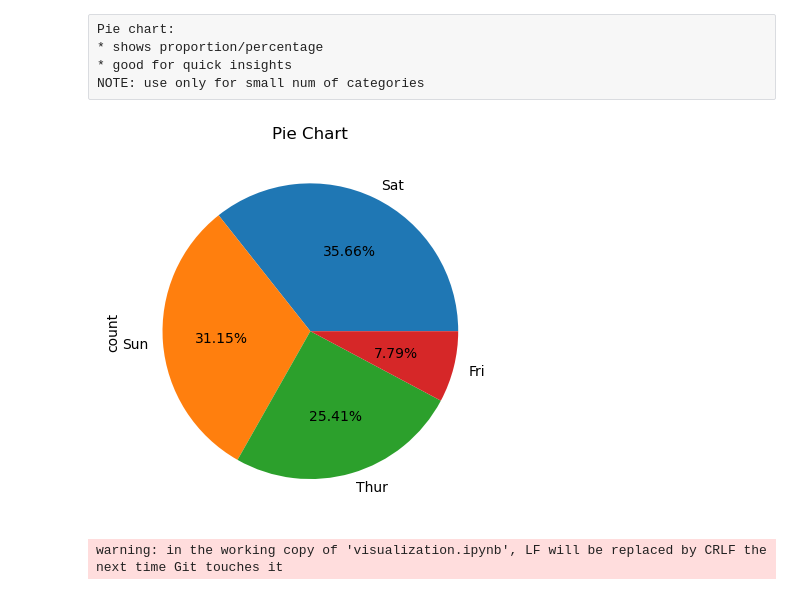
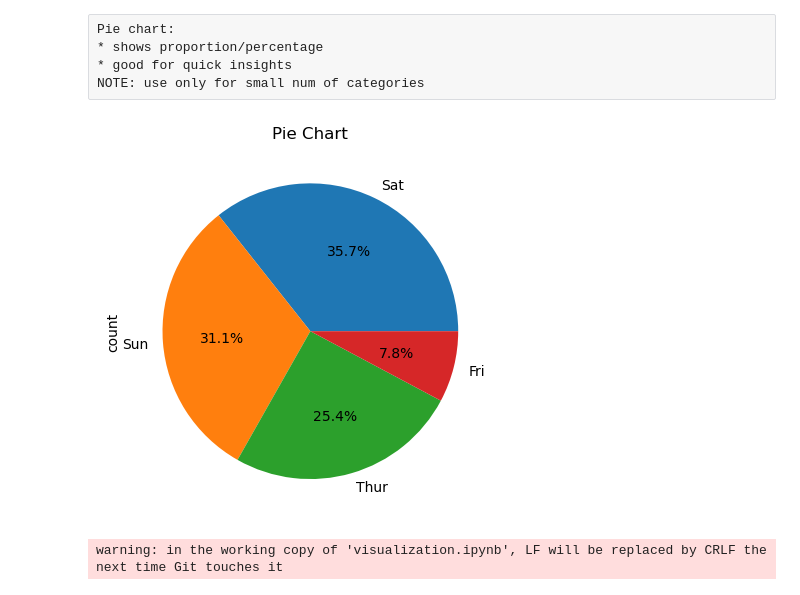
Before and after one commit to CodeWithAkash/python-class-notes, a Jupyter notebook: visualization.ipynb, the cells around one changed output. Saved outputs shown, nothing was run; the diff lists cells and outputs as text; code cells hidden in the pictures.

```diff
--- a/visualization.ipynb
+++ b/visualization.ipynb
@@ -304,11 +304,11 @@ Pie chart:
 NOTE: use only for small num of categories
 # %%
 plt.figure()
-df['day'].value_counts().plot.pie(autopct='%1.2f%%')
+df['day'].value_counts().plot.pie(autopct='%1.1f%%')
 plt.title("Pie Chart")
 plt.show()
 # %% [output]
-[figure, old version]
+[figure, new version]
 # %%
 !git add .
 # %% [output]
```
Also changed, not shown: parts of 4 cells of this notebook.
